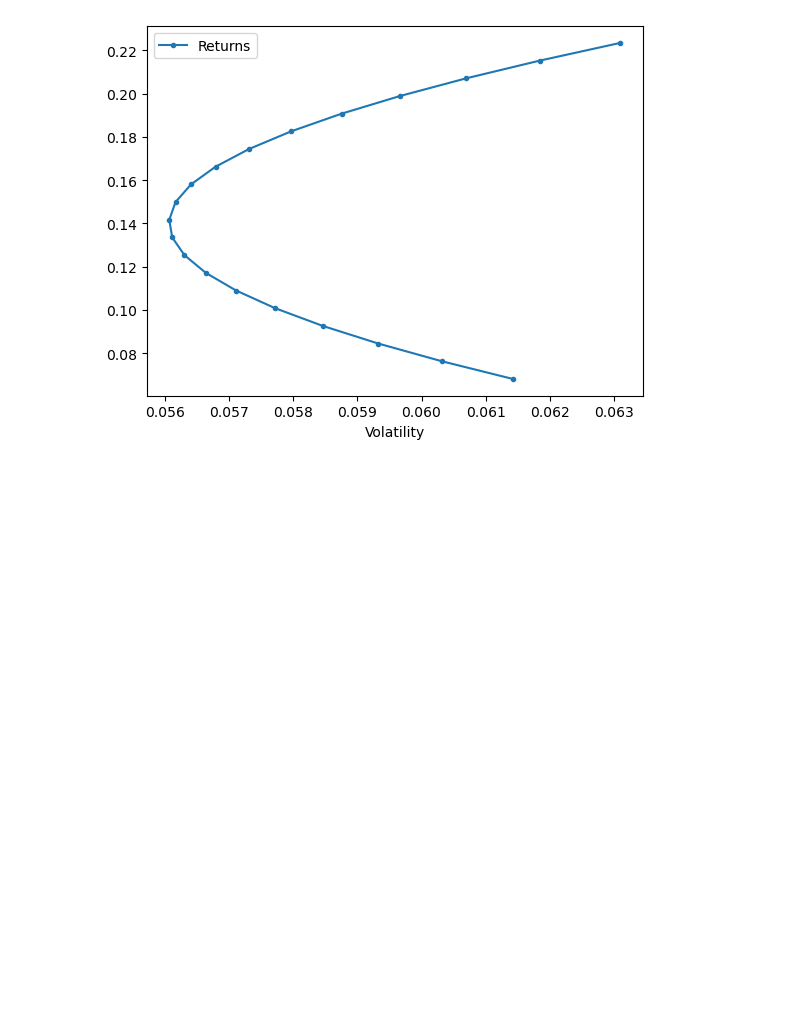
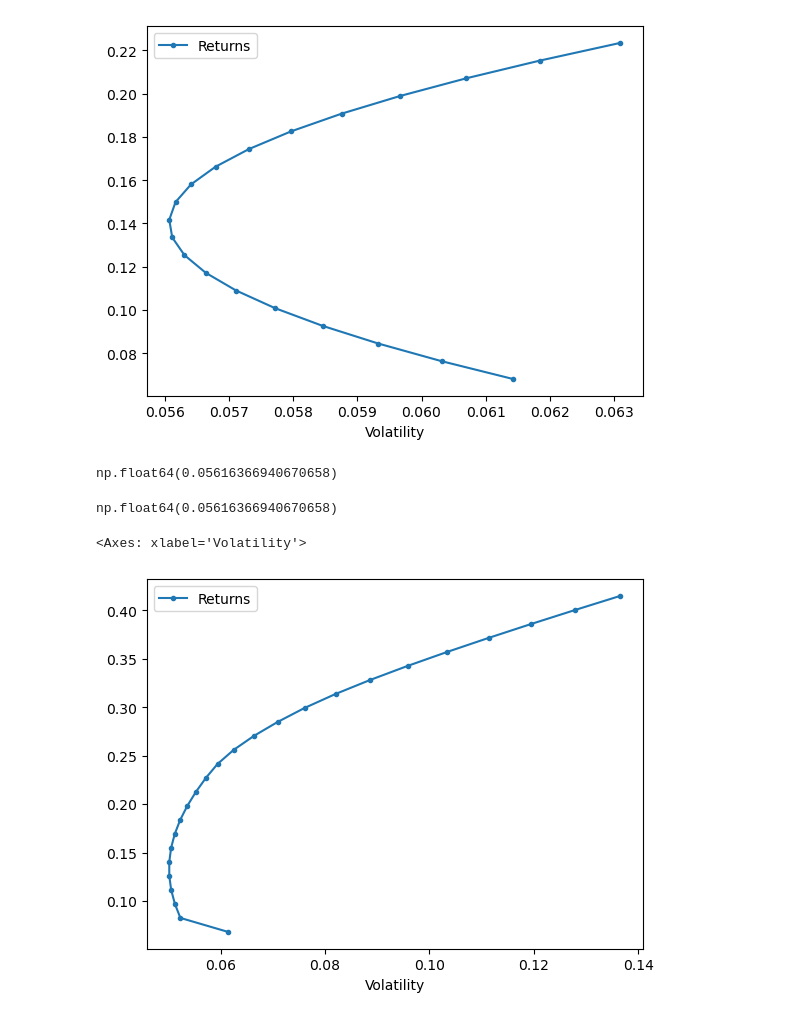
Before and after one commit to fran-salas/portfolio_analyst, a Jupyter notebook: EDHEC/01-M2-PortOptim.ipynb, the cells around one changed output. Cells and saved outputs as stored; diff of their text form; code cells hidden in the pictures; blank space fills up the shorter version.

Commit message:
feat: add portfolio optimization lab covering efficient frontier for n assets

```diff
--- a/EDHEC/01-M2-PortOptim.ipynb
+++ b/EDHEC/01-M2-PortOptim.ipynb
@@ -323,0 +351,49 @@ erk.plot_ef2(20,er[l],cov.loc[l,l])
+# %%
+#Example
+
+w15 = minimize_vol(0.15 , er[l], cov.loc[l,l]) #Find me the minimum volatility for a target return of 15%
+vol15 = erk.portfolio_vol(w15, cov.loc[l,l])
+
+vol15
+# %% [output]
+np.float64(0.05616366940670658)
+# %%
+#Example
+
+w15 = erk.minimize_vol(0.15 , er[l], cov.loc[l,l]) #Find me the minimum volatility for a target return of 15%
+vol15 = erk.portfolio_vol(w15, cov.loc[l,l])
+
+vol15
+# %% [output]
+np.float64(0.05616366940670658)
+# %%
+def optimal_weights(n_points, er, cov):
+  """
+  -> List of weights to run the optimizer on to minimize the vol
+  """
+  target_returns = np.linspace(er.min(), er.max(), n_points)
+  weights = [minimize_vol(target_return,er,cov) for target_return in target_returns]
+  return weights
+
+def plot_ef(n_points, er, cov, style = ".-"):
+    """
+    Plots the n-asset efficient frontier
+    """
+
+    weights = optimal_weights(n_points, er, cov)
+    rets = [erk.portfolio_return(w, er) for w in weights]
+    vols = [erk.portfolio_vol(w, cov) for w in weights]
+    ef = pd.DataFrame({
+        "Returns":rets,
+        "Volatility":vols
+    })
+
+    return ef.plot.line(x="Volatility", y="Returns", style=style)
+# %%
+#Example
+l = ["Smoke", "Fin", "Games", "Coal"]
+
+plot_ef(25, er[l], cov.loc[l,l]) #four asset multi efficient frontier
+# %% [output]
+<Axes: xlabel='Volatility'>
+[figure, added]
```
Also changed, not shown: parts of 2 cells of this notebook, 1 other file.
